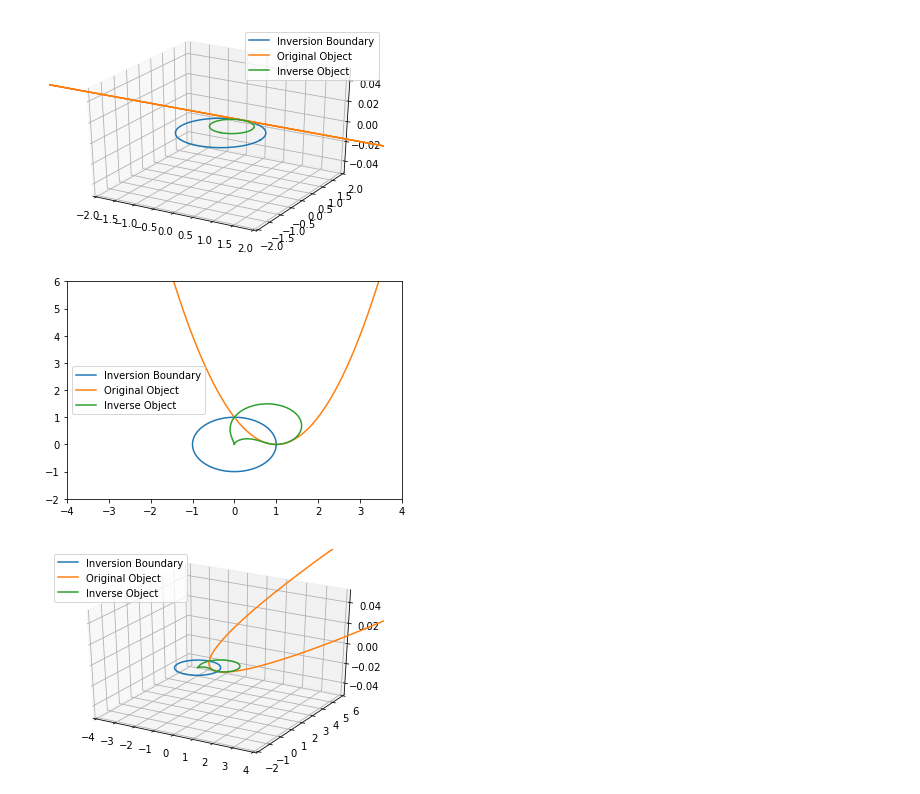
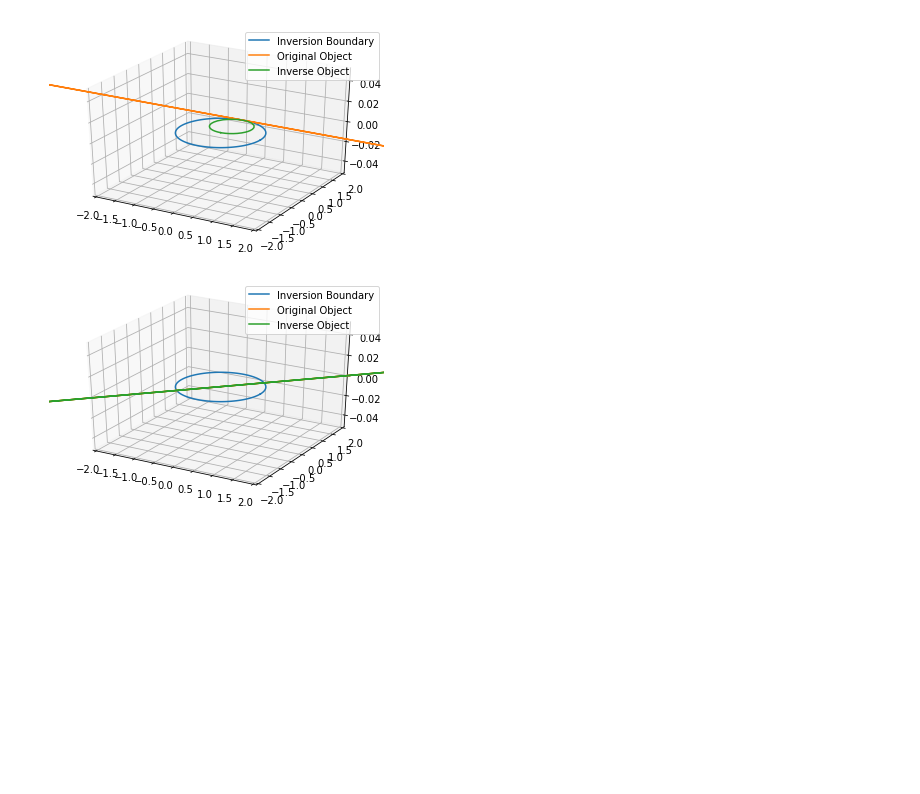
Before and after one commit to PrestonYadegar/MA150, a Jupyter notebook: Inversive Geometry.ipynb, the cells around one changed output. Saved outputs shown, nothing was run; the diff lists cells and outputs as text; code cells hidden in the pictures; blank space fills up the shorter version.

```diff
--- a/Inversive Geometry.ipynb
+++ b/Inversive Geometry.ipynb
@@ -140,7 +146,8 @@ def make_line(coordinate, line_type, density=10000, limits=1000, others=[0,0,0,0
     Return points for a vertical or horizontal line at the given x or y coordinate
     For instance, input (1, 'vert', 10000, 1000)
     to get 10000 values for a vertical line at x=1 from -1000 to +1000
-    For parabola, 'others' can include the x scale, y scale, x shift, and y shift
+    For linear, 'others' includes the (slope) m and (y intercept) b
+    For parabola, 'others' includes the x scale, y scale, x shift, and y shift
     """
     if line_type=="hor":
         xline = np.linspace(-limits, limits, density)
@@ -148,6 +155,9 @@ def make_line(coordinate, line_type, density=10000, limits=1000, others=[0,0,0,0
     elif line_type=="vert":
         xline = np.linspace(coordinate, coordinate, density)
         yline = np.linspace(-limits, limits, density)
+    elif line_type=="linear":
+        xline = np.linspace(-limits, limits, density)
+        yline = [((val*others[0])+others[1]) for val in xline]
     elif line_type=="parabola":
         xline = np.linspace(-limits, limits, density)
         yline = [(((((val*others[0])-others[2])**2)*others[1])+others[3]) for val in xline]
@@ -213,10 +224,8 @@ total_inversion(my_line, unit_circle_coordinates, [[-2,2], [-2,2]]);
 # %% [output]
 [figure]
 # %%
-# Create a parabola line of x^2 = y
-my_line = make_line(1, 'parabola', density=1000, limits=10, others=[1,1,1,0])
-total_inversion(my_line, unit_circle_coordinates, [[-4,4], [-2,6]], dims='2d');
-total_inversion(my_line, unit_circle_coordinates, [[-4,4], [-2,6]], dims='3d');
+# Create a 2D horizontal line at x=y and invert
+my_line = make_line(1, 'linear', others=[1,0])
+total_inversion(my_line, unit_circle_coordinates, [[-2,2], [-2,2]]);
 # %% [output]
-[figure, old version]
+[figure, new version]
-[figure, removed]
```
Also changed, not shown: parts of 15 cells of this notebook.
